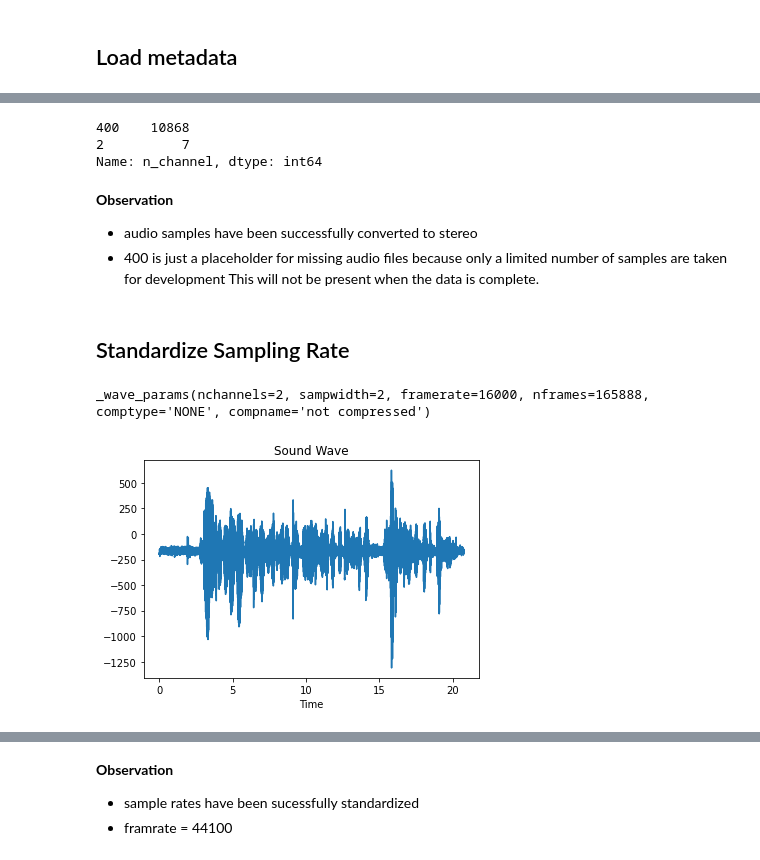
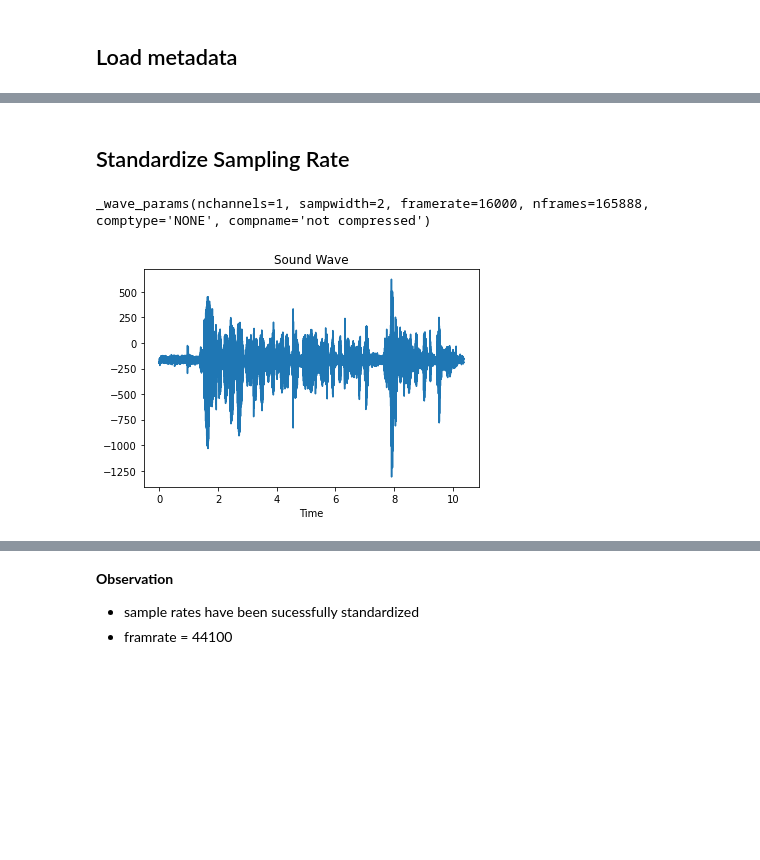
Before and after one commit to Micky373/speech_to_text, a Jupyter notebook: notebooks/preprocessing.ipynb, the cells around one changed output, grey strips where cells are left out. Saved outputs shown, nothing was run; the diff lists cells and outputs as text; code cells hidden in the pictures; blank space fills up the shorter version.

Commit message:
second check completed

```diff
--- a/notebooks/preprocessing.ipynb
+++ b/notebooks/preprocessing.ipynb
@@ -91,29 +58,14 @@ DC.make_stereo(meta_data)
-# %%
-# checking number of channels again
-
-meta_data= DC.channel_count(meta_data, True)
-meta_data["n_channel"].value_counts()
-# %% [output]
-400    10868
-2          7
-Name: n_channel, dtype: int64
-# %% [markdown]
-**Observation**
-- audio samples have been successfully converted to stereo
-- 400 is just a placeholder for missing audio files
-  because only a limited number of samples are taken for development
-  This will not be present when the data is complete.
 # %% [markdown]
 ## Standardize Sampling Rate
 # %%
 # checking rate before standardizing
 
-data =  wave.open('../data/train_new/tr_10_tr01010.wav')
+data =  wave.open('../data/train/wav/tr_10_tr01010.wav')
 data.getparams()
 # %% [output]
-_wave_params(nchannels=2, sampwidth=2, framerate=16000, nframes=165888, comptype='NONE', compname='not compressed')
+_wave_params(nchannels=1, sampwidth=2, framerate=16000, nframes=165888, comptype='NONE', compname='not compressed')
 # %%
-DV.visualize('../data/train_new/tr_10_tr01010.wav')
+DV.visualize('../data/train/wav/tr_10_tr01010.wav')
 # %% [output]
-[figure, old version]
+[figure, new version]
 # %%
```
Also changed, not shown: parts of 17 cells of this notebook, 2 other files.
